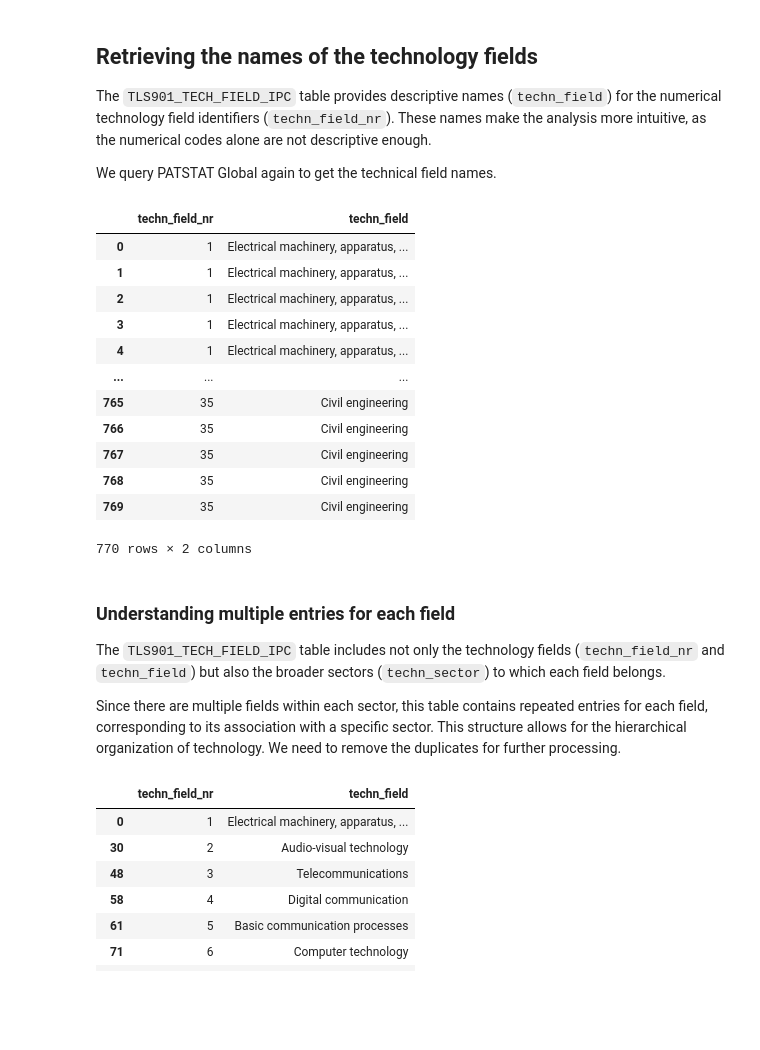
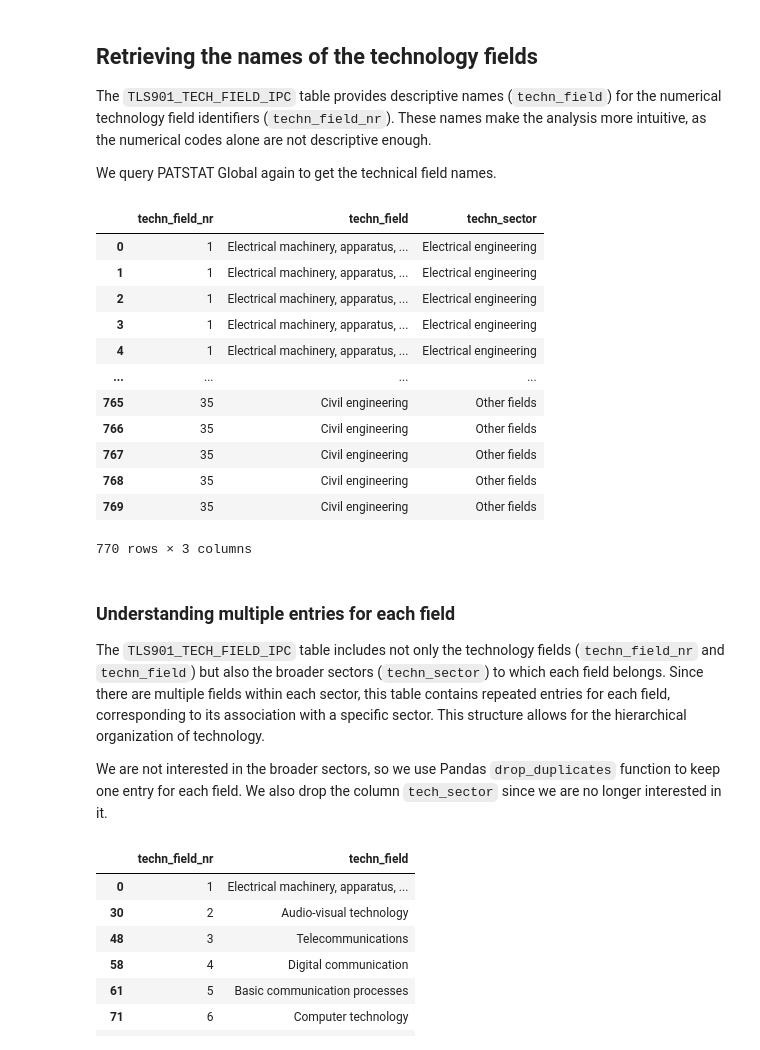
Before and after one commit to epo/tip-insights, a Jupyter notebook: 01-evolution_of_sectors/evolution_technical_fields.ipynb, the cells around one changed output. Saved outputs shown, nothing was run; the diff lists cells and outputs as text; code cells hidden in the pictures; blank space fills up the shorter version.

```diff
--- a/01-evolution_of_sectors/evolution_technical_fields.ipynb
+++ b/01-evolution_of_sectors/evolution_technical_fields.ipynb
@@ -146,30 +151,30 @@ We query PATSTAT Global again to get the technical field names.
 # %%
 q = db.query(
     TLS901_TECH_FIELD_IPC.techn_field_nr,
     TLS901_TECH_FIELD_IPC.techn_field,
-
+    TLS901_TECH_FIELD_IPC.techn_sector
 )
 fields  = patstat.df(q)
 
 fields
 # %% [output]
-|  | techn_field_nr | techn_field |
-| 0 | 1 | Electrical machinery, apparatus, ... |
-| 1 | 1 | Electrical machinery, apparatus, ... |
-| 2 | 1 | Electrical machinery, apparatus, ... |
-| 3 | 1 | Electrical machinery, apparatus, ... |
-| 4 | 1 | Electrical machinery, apparatus, ... |
-| ... | ... | ... |
-| 765 | 35 | Civil engineering |
-| 766 | 35 | Civil engineering |
-| 767 | 35 | Civil engineering |
-| 768 | 35 | Civil engineering |
-| 769 | 35 | Civil engineering |
+|  | techn_field_nr | techn_field | techn_sector |
+| 0 | 1 | Electrical machinery, apparatus, ... | Electrical engineering |
+| 1 | 1 | Electrical machinery, apparatus, ... | Electrical engineering |
+| 2 | 1 | Electrical machinery, apparatus, ... | Electrical engineering |
+| 3 | 1 | Electrical machinery, apparatus, ... | Electrical engineering |
+| 4 | 1 | Electrical machinery, apparatus, ... | Electrical engineering |
+| ... | ... | ... | ... |
+| 765 | 35 | Civil engineering | Other fields |
+| 766 | 35 | Civil engineering | Other fields |
+| 767 | 35 | Civil engineering | Other fields |
+| 768 | 35 | Civil engineering | Other fields |
+| 769 | 35 | Civil engineering | Other fields |
-770 rows × 2 columns
+770 rows × 3 columns
 # %% [markdown]
 ### Understanding multiple entries for each field
 
-The `TLS901_TECH_FIELD_IPC` table includes not only the technology fields (`techn_field_nr` and `techn_field`) but also the broader sectors (`techn_sector`) to which each field belongs.
+The `TLS901_TECH_FIELD_IPC` table includes not only the technology fields (`techn_field_nr` and `techn_field`) but also the broader sectors (`techn_sector`) to which each field belongs. Since there are multiple fields within each sector, this table contains repeated entries for each field, corresponding to its association with a specific sector. This structure allows for the hierarchical organization of technology.
 
-Since there are multiple fields within each sector, this table contains repeated entries for each field, corresponding to its association with a specific sector. This structure allows for the hierarchical organization of technology. We need to remove the duplicates for further processing.
+We are not interested in the broader sectors, so we use Pandas `drop_duplicates` function to keep one entry for each field. We also drop the column `tech_sector` since we are no longer interested in it.
 # %%
```
Also changed, not shown: parts of 11 cells of this notebook, 1 other file.
